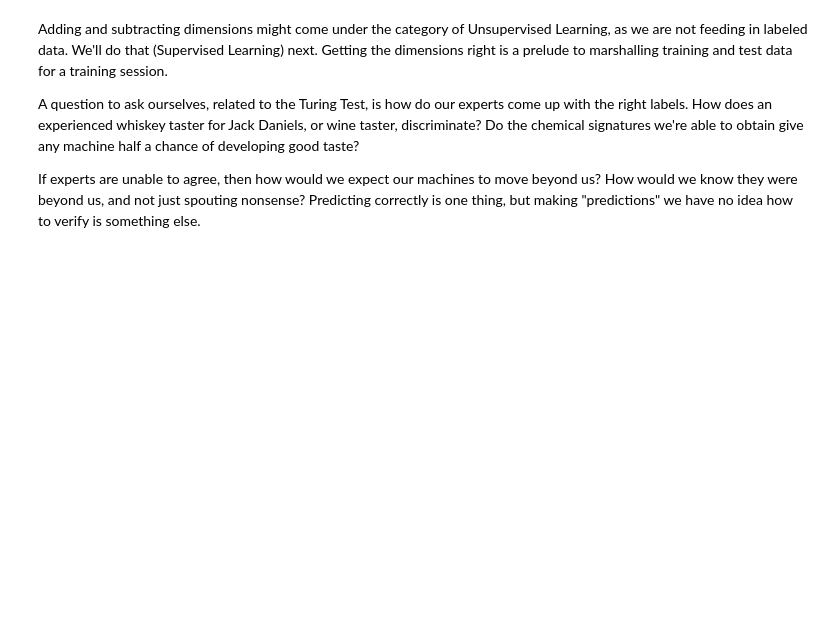
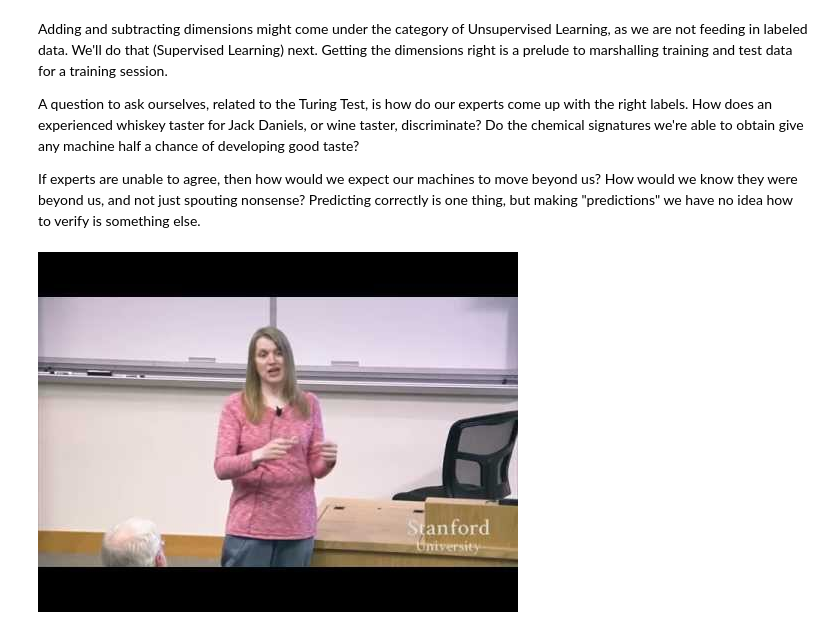
Before and after one commit to 4dsolutions/Curriculum_Development, a Jupyter notebook: IntroDS006.ipynb, the cells around one changed output. Cells and saved outputs as stored; diff of their text form; code cells hidden in the pictures; blank space fills up the shorter version.

```diff
--- a/IntroDS006.ipynb
+++ b/IntroDS006.ipynb
@@ -91,3 +91,7 @@ Adding and subtracting dimensions might come under the category of Unsupervised
 A question to ask ourselves, related to the Turing Test, is how do our experts come up with the right labels.  How does an experienced whiskey taster for Jack Daniels, or wine taster, discriminate?  Do the chemical signatures we're able to obtain give any machine half a chance of developing good taste?
 
 If experts are unable to agree, then how would we expect our machines to move beyond us?  How would we know they were beyond us, and not just spouting nonsense?  Predicting correctly is one thing, but making "predictions" we have no idea how to verify is something else.
+# %%
+YouTubeVideo('45Oet5qjlms')
+# %% [output]
+[figure, added]
```
Also changed, not shown: parts of 1 cell of this notebook.
